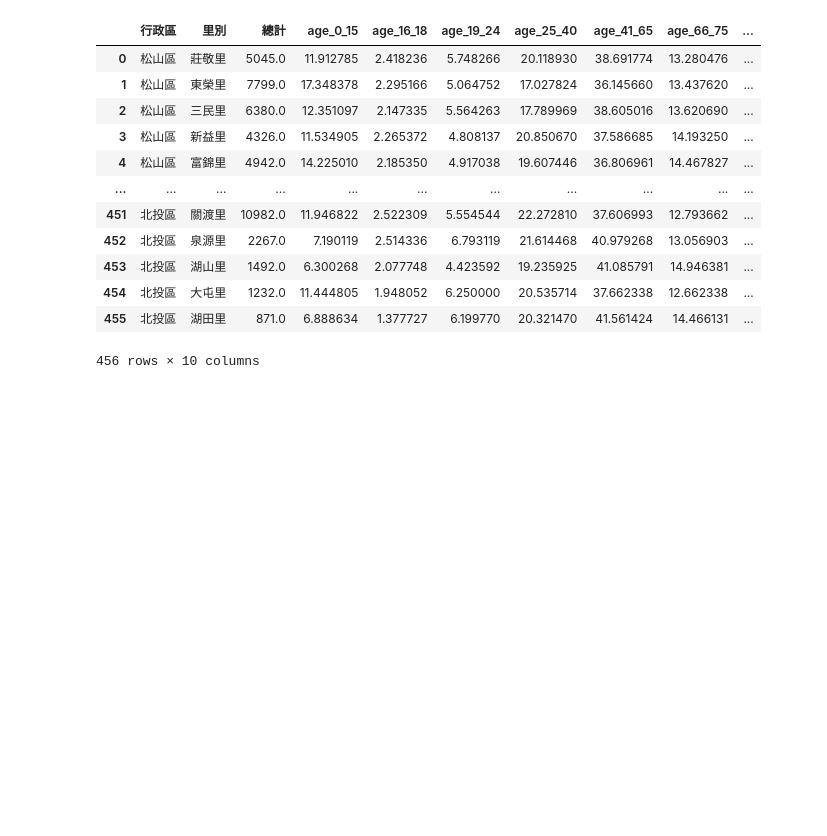
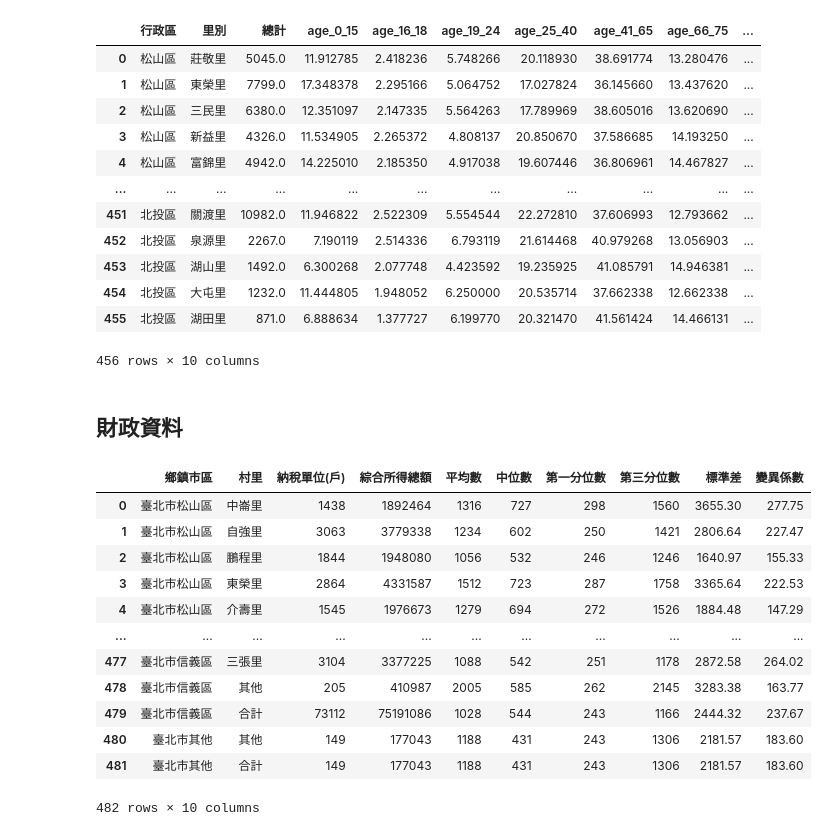
Before and after one commit to teddy21019/YoubikeUsagePrediction, a Jupyter notebook: project/data_getter/GettingData.ipynb, the cells around one changed output. Saved outputs shown, nothing was run; the diff lists cells and outputs as text; code cells hidden in the pictures; blank space fills up the shorter version.

```diff
--- a/project/data_getter/GettingData.ipynb
+++ b/project/data_getter/GettingData.ipynb
@@ -547,3 +547,24 @@ pd.read_parquet("../DATA/Demographic/demographic.pq")
 | 454 | 北投區 | 大屯里 | 1232.0 | 11.444805 | 1.948052 | 6.250000 | 20.535714 | 37.662338 | 12.662338 | ... |
 | 455 | 北投區 | 湖田里 | 871.0 | 6.888634 | 1.377727 | 6.199770 | 20.321470 | 41.561424 | 14.466131 | ... |
 456 rows × 10 columns
+# %% [markdown]
+## 財政資料
+# %%
+import pandas as pd
+
+income_by_li = pd.read_csv("../DATA/Demographic/109 所得.csv")
+income_by_li
+# %% [output]
+|  | 鄉鎮市區 | 村里 | 納稅單位(戶) | 綜合所得總額 | 平均數 | 中位數 | 第一分位數 | 第三分位數 | 標準差 | 變異係數 |
+| 0 | 臺北市松山區 | 中崙里 | 1438 | 1892464 | 1316 | 727 | 298 | 1560 | 3655.30 | 277.75 |
+| 1 | 臺北市松山區 | 自強里 | 3063 | 3779338 | 1234 | 602 | 250 | 1421 | 2806.64 | 227.47 |
+| 2 | 臺北市松山區 | 鵬程里 | 1844 | 1948080 | 1056 | 532 | 246 | 1246 | 1640.97 | 155.33 |
+| 3 | 臺北市松山區 | 東榮里 | 2864 | 4331587 | 1512 | 723 | 287 | 1758 | 3365.64 | 222.53 |
+| 4 | 臺北市松山區 | 介壽里 | 1545 | 1976673 | 1279 | 694 | 272 | 1526 | 1884.48 | 147.29 |
+| ... | ... | ... | ... | ... | ... | ... | ... | ... | ... | ... |
+| 477 | 臺北市信義區 | 三張里 | 3104 | 3377225 | 1088 | 542 | 251 | 1178 | 2872.58 | 264.02 |
+| 478 | 臺北市信義區 | 其他 | 205 | 410987 | 2005 | 585 | 262 | 2145 | 3283.38 | 163.77 |
+| 479 | 臺北市信義區 | 合計 | 73112 | 75191086 | 1028 | 544 | 243 | 1166 | 2444.32 | 237.67 |
+| 480 | 臺北市其他 | 其他 | 149 | 177043 | 1188 | 431 | 243 | 1306 | 2181.57 | 183.60 |
+| 481 | 臺北市其他 | 合計 | 149 | 177043 | 1188 | 431 | 243 | 1306 | 2181.57 | 183.60 |
+482 rows × 10 columns
```
Also changed, not shown: parts of 7 cells of this notebook.
